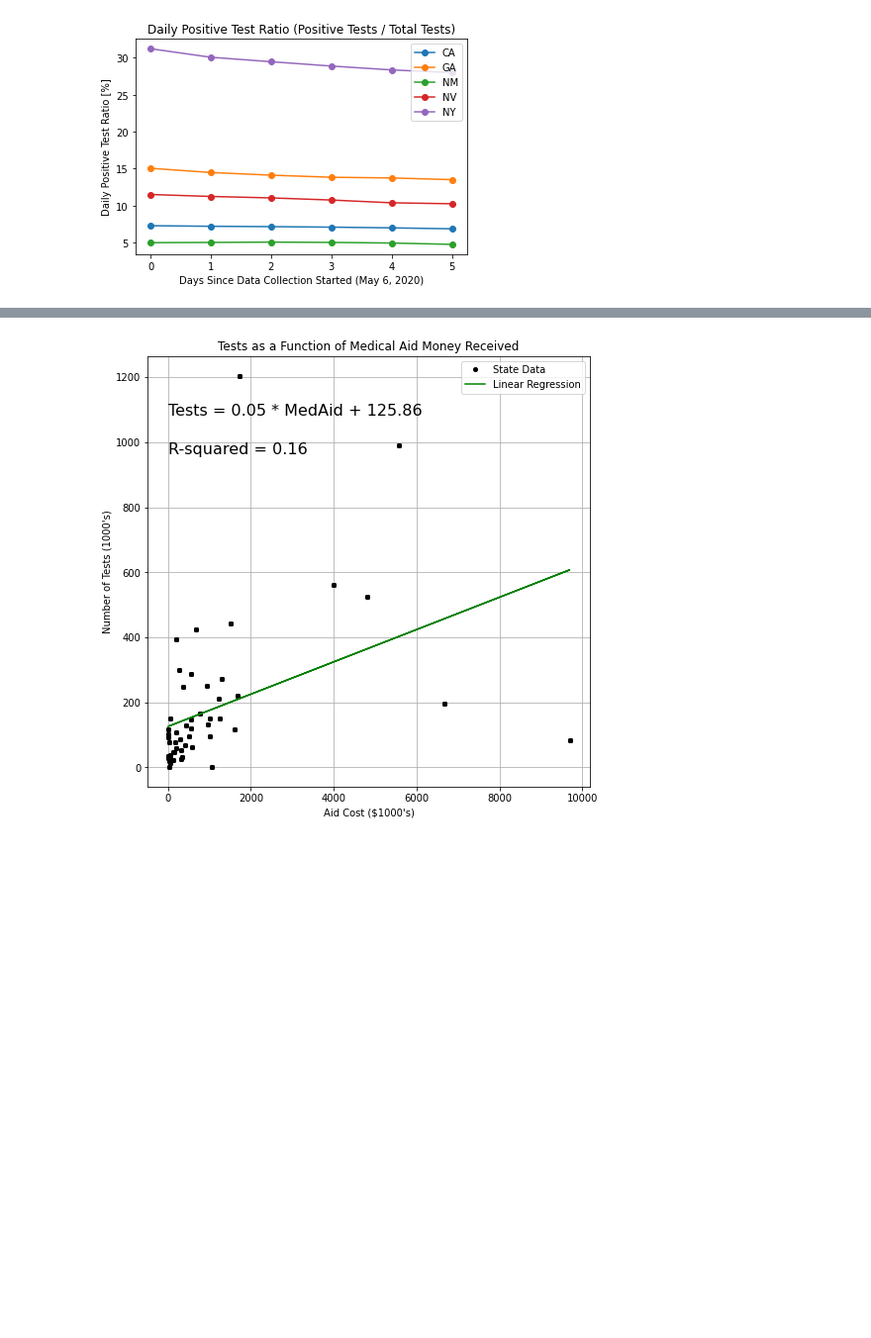
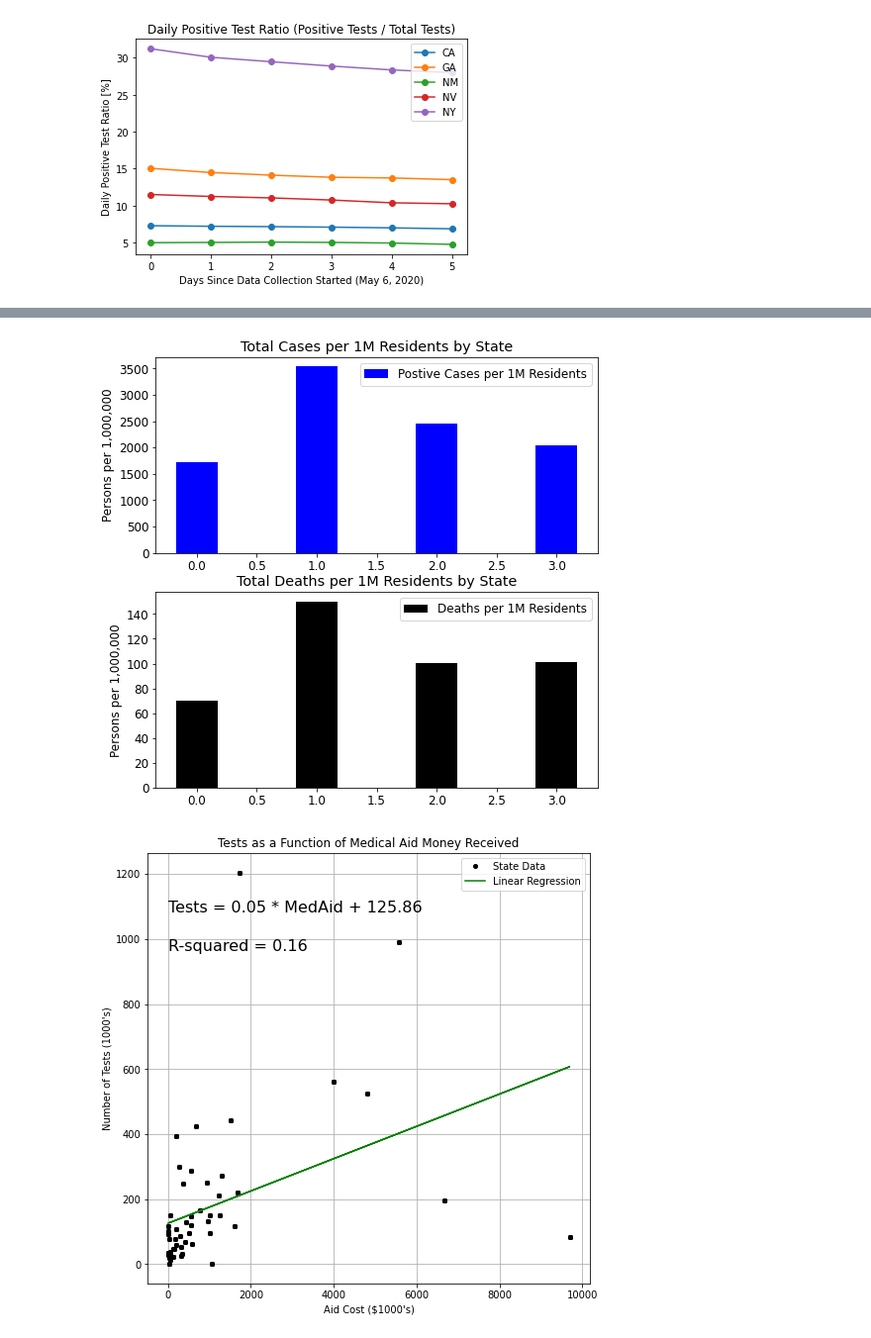
Before and after one commit to sahba-t/covidTracker, a Jupyter notebook: Analysis.ipynb, the cells around one changed output, grey strips where cells are left out. Shown at 99% size. Saved outputs shown, nothing was run; the diff lists cells and outputs as text; code cells hidden in the pictures; blank space fills up the shorter version.

```diff
--- a/Analysis.ipynb
+++ b/Analysis.ipynb
@@ -258,3 +349,7 @@ StateDailyPercentPositive('./AnalysisData/Q1_CASES_EXPORT.csv', ['CA', 'GA', 'NM
+# %%
+StateTotalBarPerCapita('./AnalysisData/Q3_POP_EXPORT.csv', ['CA', 'GA', 'NM', 'NV'])
+# %% [output]
+[figure, added]
 # %%
 MedAidTestCorr("./AnalysisData/Q2_MEDAID_EXPORT.csv", remove_outliers=False)
 # %% [output]
```
Also changed, not shown: parts of 5 cells of this notebook, 2 other files.
